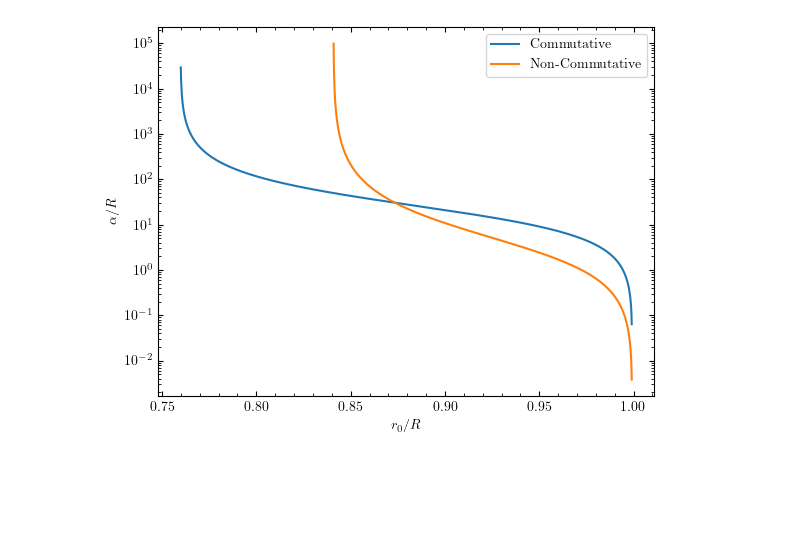
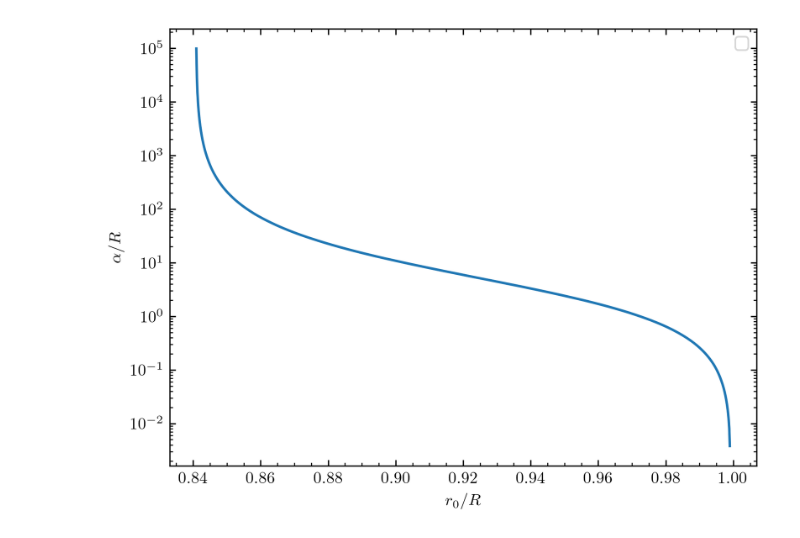
Before and after one commit to Bkorotko03/HoloProj, a Jupyter notebook: combShock260331.ipynb, the cells around one changed output. Saved outputs shown, nothing was run; the diff lists cells and outputs as text; code cells hidden in the pictures; blank space fills up the shorter version.

```diff
--- a/combShock260331.ipynb
+++ b/combShock260331.ipynb
@@ -15,8 +15,8 @@ plt.rcParams['ytick.minor.visible'] = True
 plt.rcParams['text.usetex'] = True
 plt.rcParams['font.family'] = 'serif'
 plt.rcParams['font.serif'] = 'Times New Roman'
-# plt.rcParams["figure.dpi"] = 300
-import shockFunc260331 as sf
+plt.rcParams["figure.dpi"] = 300
+# import shockFunc260331 as sf
 import NCShockFunc260331 as nsf
 # %%
 num = 6000
@@ -39,13 +39,13 @@ cmask = sf.k3(r0grid,R) > 0
 ncmask = nsf.k3(r0grid,R) != 0
 # %%
-plt.plot(r0grid[cmask],calphagrid[cmask],label='Commutative')
-plt.plot(r0grid[ncmask],ncalphagrid[ncmask],label='Non-Commutative')
+# plt.plot(r0grid[cmask],calphagrid[cmask],label='Commutative')
+plt.plot(r0grid[ncmask],ncalphagrid[ncmask])#,label='Non-Commutative')
 plt.xlabel(r"$r_0 / R$")
 plt.ylabel(r'$\alpha / R$')
 plt.legend()
 plt.semilogy()
-plt.show()
-# plt.savefig('combFigs/alphavsr0.pdf',format='pdf')
+# plt.show()
+plt.savefig('combFigs/alphavsr0.pdf',format='pdf')
 # %% [output]
-[figure, old version]
+[figure, new version]
 # %%
```
Also changed, not shown: parts of 16 cells of this notebook, 7 other files.
